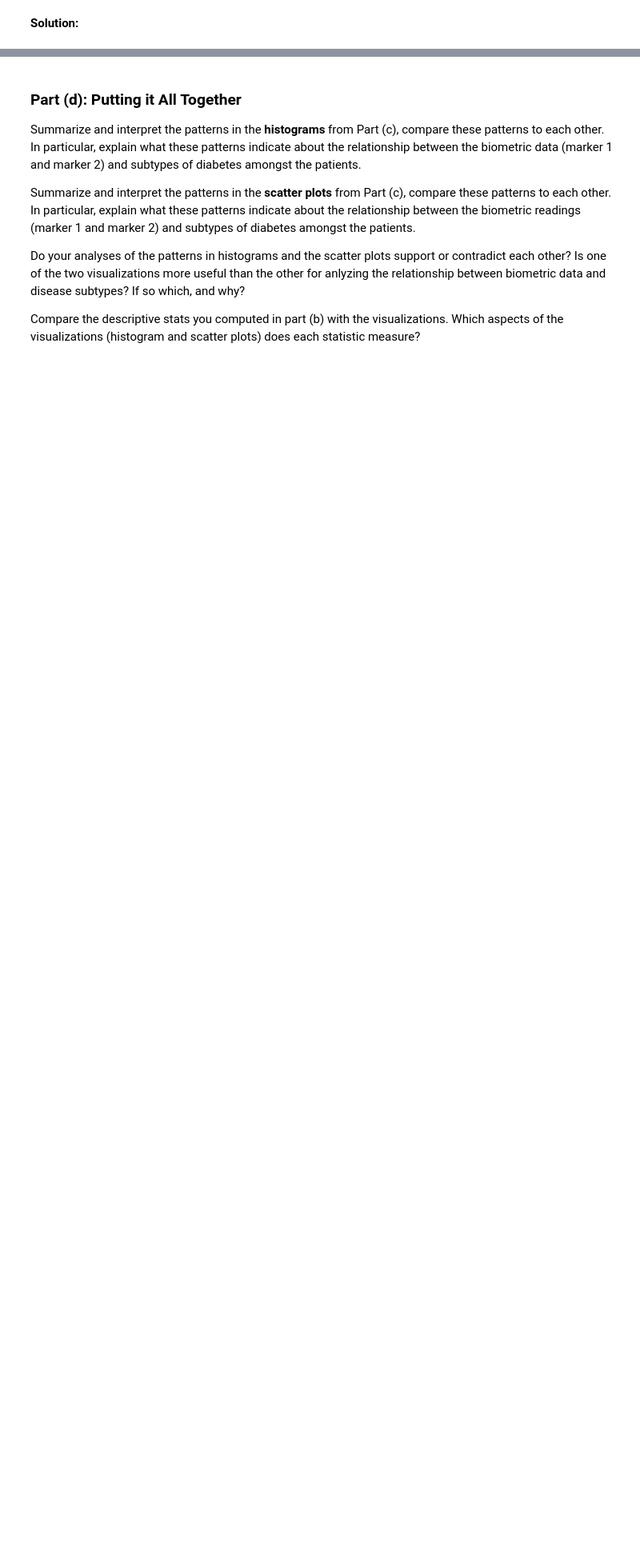
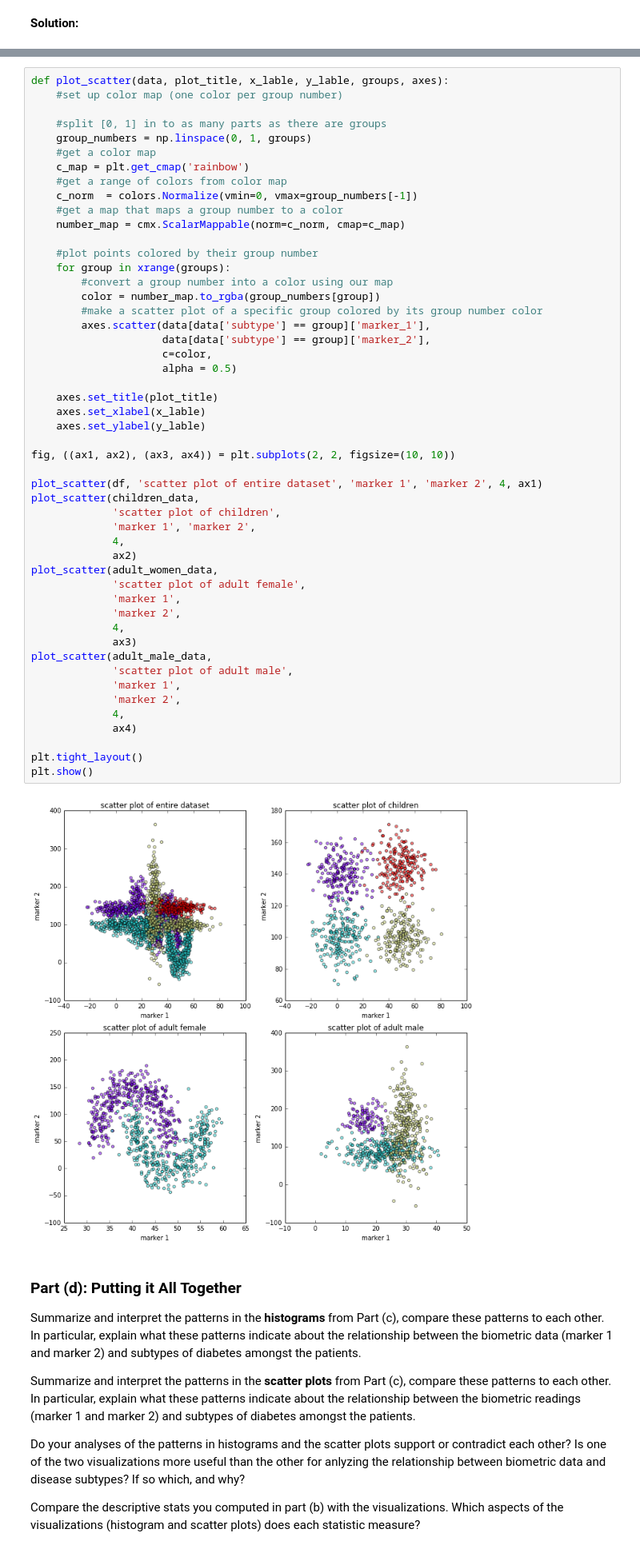
Before and after one commit to itspepsico/lab_files, a Jupyter notebook: Lab_1/Data_Science_Lab1.ipynb, the cells around one changed output, grey strips where cells are left out. Shown: that part at 80% size. Drawn from its saved outputs; the diff is of its cells as text; blank space fills up the shorter version.

Commit message:
parts c and d solutions

```diff
--- a/Lab_1/Data_Science_Lab1.ipynb
+++ b/Lab_1/Data_Science_Lab1.ipynb
@@ -259,3 +331,55 @@ Do the above for each demographics within the data: children, adult men and adul
+# %%
+def plot_scatter(data, plot_title, x_lable, y_lable, groups, axes):
+    #set up color map (one color per group number)
+
+    #split [0, 1] in to as many parts as there are groups
+    group_numbers = np.linspace(0, 1, groups)
+    #get a color map
+    c_map = plt.get_cmap('rainbow')
+    #get a range of colors from color map
+    c_norm  = colors.Normalize(vmin=0, vmax=group_numbers[-1])
+    #get a map that maps a group number to a color
+    number_map = cmx.ScalarMappable(norm=c_norm, cmap=c_map)
+
+    #plot points colored by their group number
+    for group in xrange(groups):
+        #convert a group number into a color using our map
+        color = number_map.to_rgba(group_numbers[group])
+        #make a scatter plot of a specific group colored by its group number color
+        axes.scatter(data[data['subtype'] == group]['marker_1'],
+                     data[data['subtype'] == group]['marker_2'],
+                     c=color,
+                     alpha = 0.5)
+
+    axes.set_title(plot_title)
+    axes.set_xlabel(x_lable)
+    axes.set_ylabel(y_lable)
+
+fig, ((ax1, ax2), (ax3, ax4)) = plt.subplots(2, 2, figsize=(10, 10))
+
+plot_scatter(df, 'scatter plot of entire dataset', 'marker 1', 'marker 2', 4, ax1)
+plot_scatter(children_data,
+             'scatter plot of children',
+             'marker 1', 'marker 2',
+             4,
+             ax2)
+plot_scatter(adult_women_data,
+             'scatter plot of adult female',
+             'marker 1',
+             'marker 2',
+             4,
+             ax3)
+plot_scatter(adult_male_data,
+             'scatter plot of adult male',
+             'marker 1',
+             'marker 2',
+             4,
+             ax4)
+
+plt.tight_layout()
+plt.show()
+# %% [output]
+[figure, added]
 # %% [markdown]
 ### Part (d): Putting it All Together
 
```
Also changed, not shown: parts of 1 cell of this notebook.
